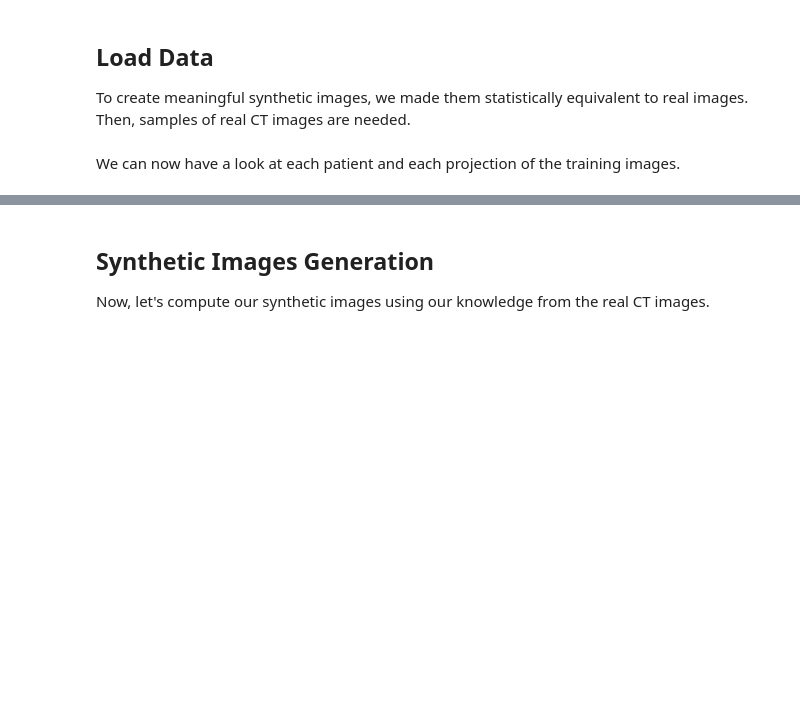
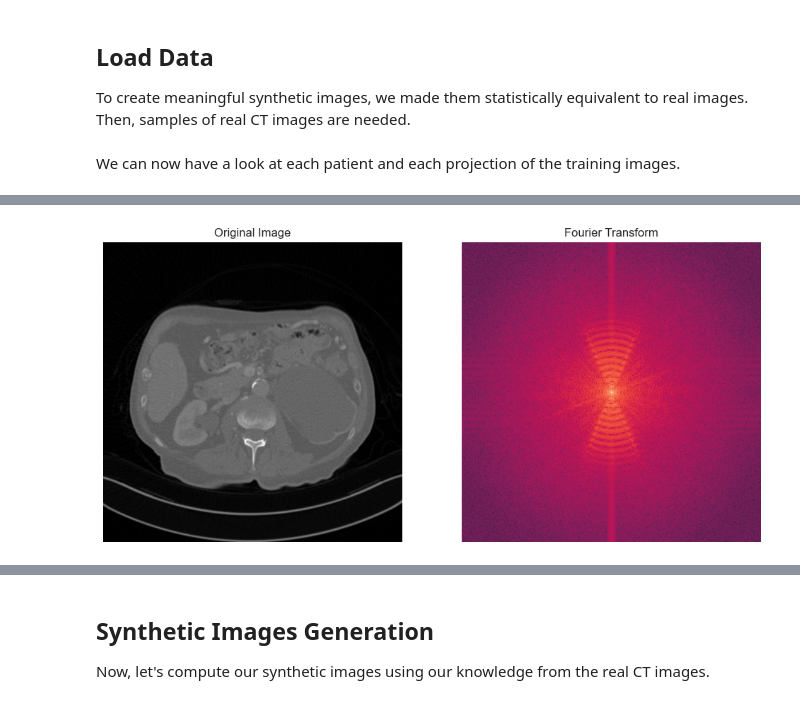
Before and after one commit to paulo-03/research_project_master, a Jupyter notebook: local_files/synthetic_images.ipynb, the cells around one changed output, grey strips where cells are left out. Cells and saved outputs as stored; diff of their text form; code cells hidden in the pictures; blank space fills up the shorter version.

```diff
--- a/local_files/synthetic_images.ipynb
+++ b/local_files/synthetic_images.ipynb
@@ -73,0 +140,21 @@ pixel_values, color_dist = color_distribution(l506_qd, plot=True)
+# %%
+from scipy.fft import fft2, fftshift
+
+# Compute the 2-dimensional Fourier transform
+f_transform = fft2(l506_qd[55])
+
+# Shift the zero frequency component to the center of the spectrum
+f_transform_shifted = fftshift(f_transform)
+
+# Compute the magnitude spectrum (absolute value)
+magnitude_spectrum = np.abs(f_transform_shifted)
+
+# Display the original image and its Fourier transform
+plt.figure(figsize=(12, 6))
+plt.subplot(121), plt.imshow(l506_qd[55], cmap='gray')
+plt.title('Original Image'), plt.axis('off')
+plt.subplot(122), plt.imshow(np.log(1 + magnitude_spectrum))
+plt.title('Fourier Transform'), plt.axis('off')
+plt.show()
+# %% [output]
+[figure, added]
```
Also changed, not shown: parts of 14 cells of this notebook, 1 other file.
